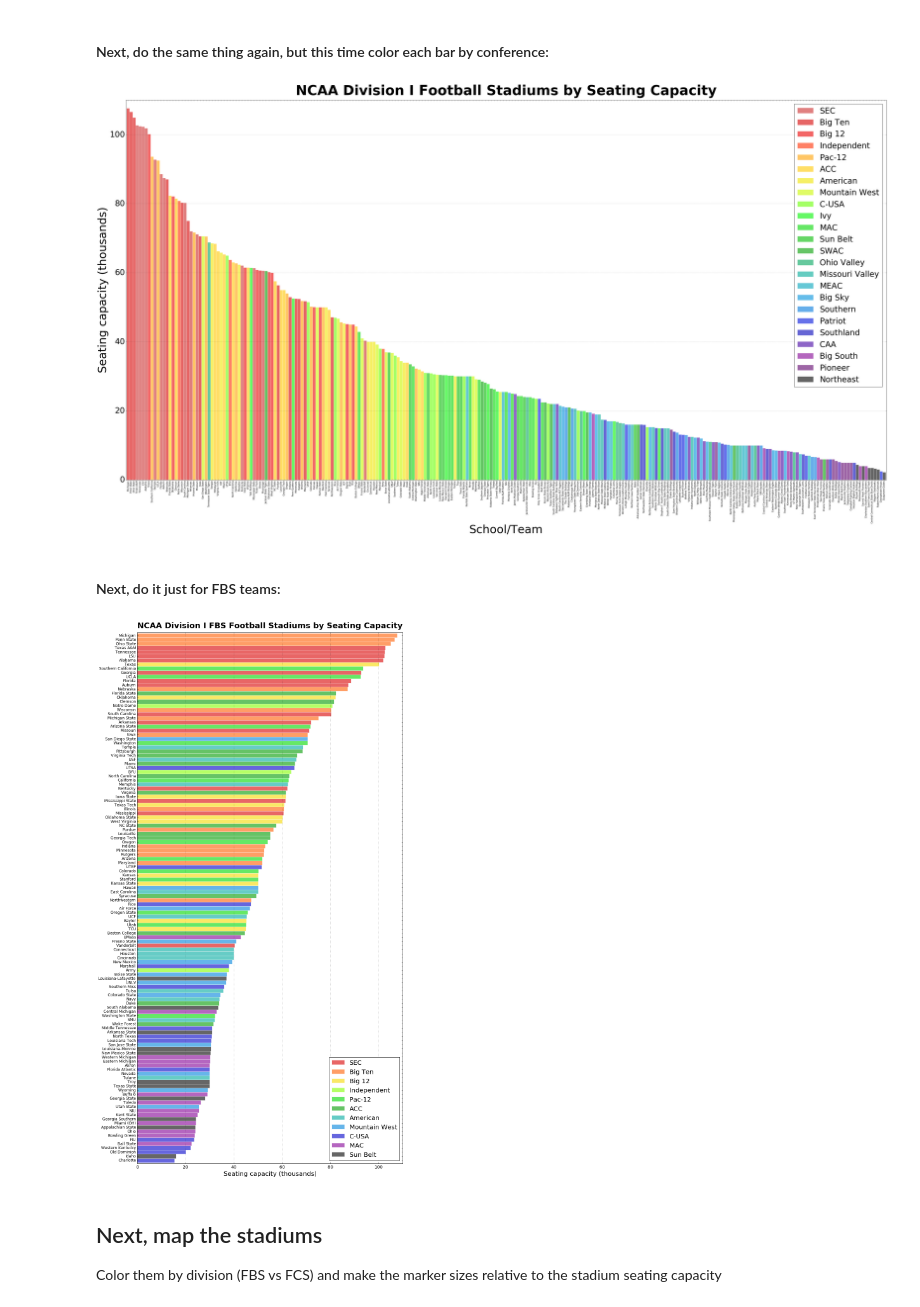
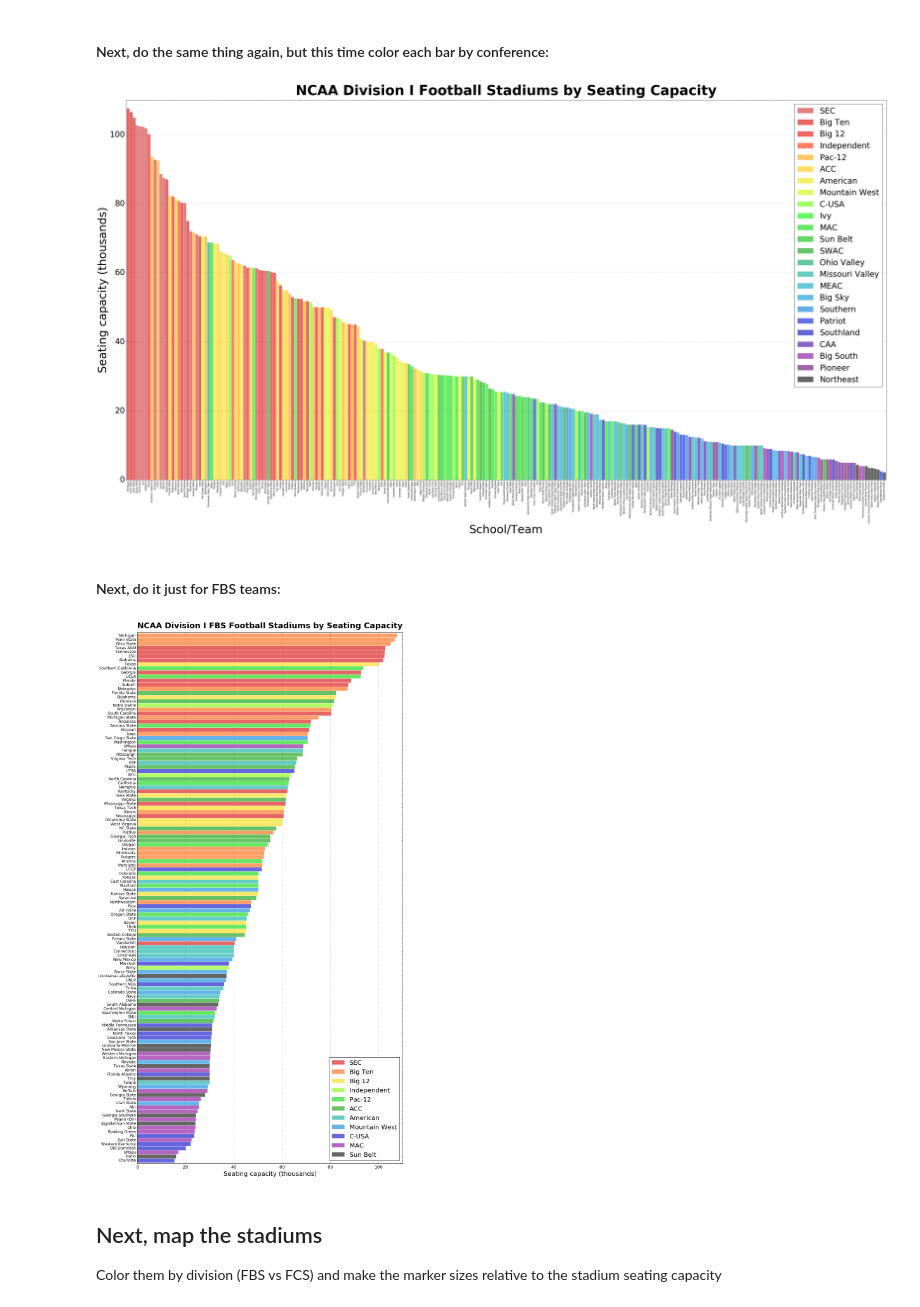
Before and after one commit to gboeing/data-visualization, a Jupyter notebook: ncaa-football-stadiums/visualize-football-stadiums.ipynb, the cells around one changed output. Cells and saved outputs as stored; diff of their text form; code cells hidden in the pictures.

```diff
--- a/ncaa-football-stadiums/visualize-football-stadiums.ipynb
+++ b/ncaa-football-stadiums/visualize-football-stadiums.ipynb
@@ -132,5 +129,11 @@ colors = [conf_colors[conf] for conf in confs]
+# %%
+# assign one color to each conference, then color each team according to its conference
+conf_colors = {}
+for conf, color in zip(confs_by_capacity.index, color_list):
+    conf_colors[conf] = color
+colors = df_plot['conference'].map(lambda x: conf_colors[x])
 # %%
-ax = df_plot.plot(kind='bar', figsize=[60, 30], width=1, alpha=0.6, color=colors, edgecolor='w')
+ax = df_plot['capacity'].plot(kind='bar', figsize=[60, 30], width=1, alpha=0.6, color=colors, edgecolor='w')
 ax.yaxis.grid(True)
 ax.set_ylim([0, 110])
 for label in ax.get_yticklabels():
@@ -148,14 +151,14 @@ ax.legend(handles=legend_patches, prop={'size':35})
 plt.savefig('images/stadiums-conf-bar.png', dpi=dpi, bbox_inches='tight', pad_inches=0.5)
 plt.show()
 # %% [output]
-[figure, old version]
+[figure, new version]
 # %% [markdown]
 #### Next, do it just for FBS teams:
 # %%
 df_fbs = df[df['div']=='fbs']
-df_plot = df_fbs.groupby('team')['capacity'].mean()
-df_plot = df_plot.sort_values(ascending=True)
-df_plot = df_plot / 1000
+df_plot = df_fbs.sort_values(by='capacity', ascending=True)
+df_plot = df_plot.set_index('team')
+df_plot['capacity'] = df_plot['capacity'] / 1000
 # %%
 # get a list of colors, one for each conference sorted from greatest to lowest mean capacity
 confs_by_capacity = df_fbs.groupby('conference')['capacity'].mean().sort_values(ascending=True)
@@ -172,3 +170,9 @@ colors = [conf_colors[conf] for conf in confs]
+# %%
+# assign one color to each conference, then color each team according to its conference
+conf_colors = {}
+for conf, color in zip(confs_by_capacity.index, color_list):
+    conf_colors[conf] = color
+colors = df_plot['conference'].map(lambda x: conf_colors[x])
 # %%
 title_font = fm.FontProperties(family='Bitstream Vera Sans', style='normal', size=25, weight='bold', stretch='normal')
 label_font = fm.FontProperties(family='Bitstream Vera Sans', style='normal', size=20, weight='normal', stretch='normal')
@@ -176,28 +180,28 @@ xticks_font = fm.FontProperties(family='Bitstream Vera Sans', style='normal', si
 yticks_font = fm.FontProperties(family='Bitstream Vera Sans', style='normal', size=12, weight='normal', stretch='normal')
 legend_size = 20
 # %%
-ax = df_plot.plot(kind='barh', figsize=[15, 30], width=1, alpha=0.6, color=colors, edgecolor='w')
+ax = df_plot['capacity'].plot(kind='barh', figsize=[15, 30], width=1, alpha=0.6, color=colors, edgecolor='w')
 ax.xaxis.grid(True)
 ax.set_xlim([0, 110])
 for label in ax.get_xticklabels():
     label.set_fontproperties(xticks_font)
 for label in ax.get_yticklabels():
     label.set_fontproperties(yticks_font)
 ax.set_xlabel('Seating capacity (thousands)', fontproperties=label_font)
 ax.set_ylabel('', fontproperties=label_font)
 ax.set_title('NCAA Division I FBS Football Stadiums by Seating Capacity', fontproperties=title_font, y=1.005)
 
 legend_patches = []
 for conf in confs_by_capacity.index:
     patch = mpatches.Patch(fc=conf_colors[conf], alpha=0.6, ec='w', label=conf)
     legend_patches.append(patch)
 legend_patches.reverse()
 ax.legend(handles=legend_patches, loc=4, prop={'size':legend_size})
 
 plt.savefig('images/stadiums-fbs-conf-bar.png', dpi=dpi, bbox_inches='tight', pad_inches=0.3)
 plt.show()
 # %% [output]
-[figure, old version]
+[figure, new version]
 # %% [markdown]
 ## Next, map the stadiums
 
```
Also changed, not shown: parts of 17 cells of this notebook, 6 other files.
